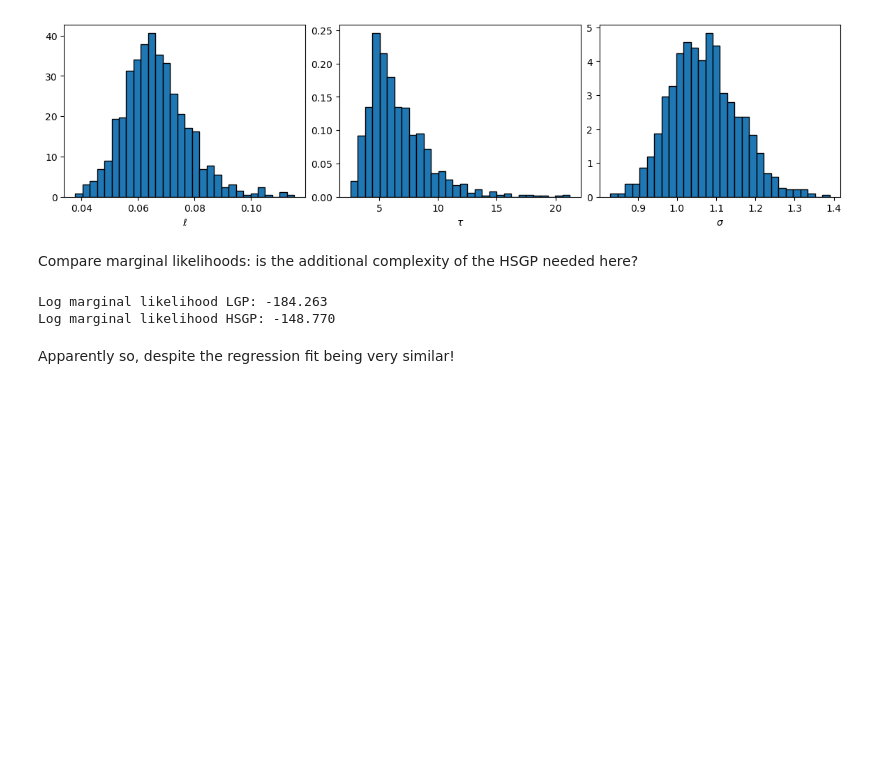
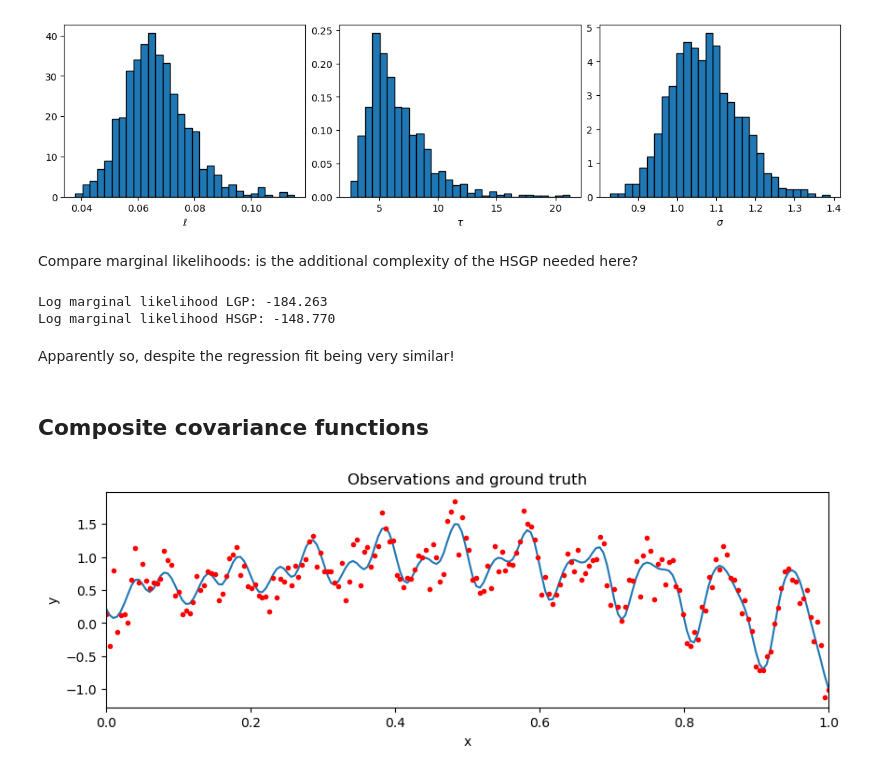
Before and after one commit to UncertaintyInComplexSystems/bamojax, a Jupyter notebook: bamojax/examples/bnp/gaussian_process_regression.ipynb, the cells around one changed output. Cells and saved outputs as stored; diff of their text form; code cells hidden in the pictures; blank space fills up the shorter version.

```diff
--- a/bamojax/examples/bnp/gaussian_process_regression.ipynb
+++ b/bamojax/examples/bnp/gaussian_process_regression.ipynb
@@ -330,11 +330,11 @@ variance_f = HSGP.add_node(name='variance_f', distribution=dx.Transformed(dx.Nor
 lengthscale_g = HSGP.add_node(name='lengthscale_g', distribution=dx.Transformed(dx.Normal(loc=0., scale=1.), tfb.Exp()))
 variance_g = HSGP.add_node(name='variance_g', distribution=dx.Transformed(dx.Normal(loc=0., scale=1.), tfb.Exp()))
 
-g = HSGP.add_node(name='g', distribution=GaussianProcessFactory(mean_fn=Zero(), cov_fn=RBF()),
+g = HSGP.add_node(name='g', distribution=GaussianProcessFactory(mean_fn=Zero(), cov_fn=jk.RBF()),
                        parents=dict(input=x_node,
                                     lengthscale=lengthscale_g,
                                     variance=variance_g))
-f = HSGP.add_node(name='f', distribution=GaussianProcessFactory(mean_fn=Zero(), cov_fn=RBF()),
+f = HSGP.add_node(name='f', distribution=GaussianProcessFactory(mean_fn=Zero(), cov_fn=jk.RBF()),
                        parents=dict(input=x_node,
                                     lengthscale=lengthscale_f,
                                     variance=variance_f))
@@ -522,3 +522,45 @@ Log marginal likelihood LGP: -184.263
 Log marginal likelihood HSGP: -148.770
 # %% [markdown]
 Apparently so, despite the regression fit being very similar!
+# %% [markdown]
+## Composite covariance functions
+# %%
+def gp_sample(key, K, mu=None, num_samples=1):
+    n = K.shape[0]
+    if mu is None:
+        mu = jnp.zeros((n, num_samples))
+    elif jnp.ndim(mu) == 1:
+        mu = jnp.tile(mu, reps=(num_samples, 1)).T
+
+    L = jnp.linalg.cholesky(K)
+    z = jrnd.normal(key, shape=(n, num_samples))
+    f = jnp.dot(L, z) + mu
+    return f.flatten()
+
+#
+
+
+
+key = jrnd.PRNGKey(42)
+key, key_f, key_y = jrnd.split(key, 3)
+
+n = 200
+x = jnp.linspace(0, 1, n)[:, jnp.newaxis]
+
+kernel = jk.RBF() * jk.Periodic()
+K = kernel.cross_covariance(params=[dict(lengthscale=0.5, variance=20.), dict(period=0.1, lengthscale=1., variance=0.1)],
+                            x=x, y=x) + 1e-6*jnp.eye(n)
+
+mu = jnp.zeros((n, ))
+f_true = gp_sample(key_f, K, mu=mu, num_samples=1)
+y = f_true + 0.2*jrnd.normal(key_y, shape=(n,))
+
+plt.figure(figsize=(10, 3))
+plt.plot(x, f_true, color='tab:blue')
+plt.plot(x, y, '.', color='r')
+plt.xlim([0., 1.])
+plt.xlabel('x')
+plt.ylabel('y')
+plt.title('Observations and ground truth');
+# %% [output]
+[figure, added]
```
Also changed, not shown: parts of 13 cells of this notebook, 12 other files.
